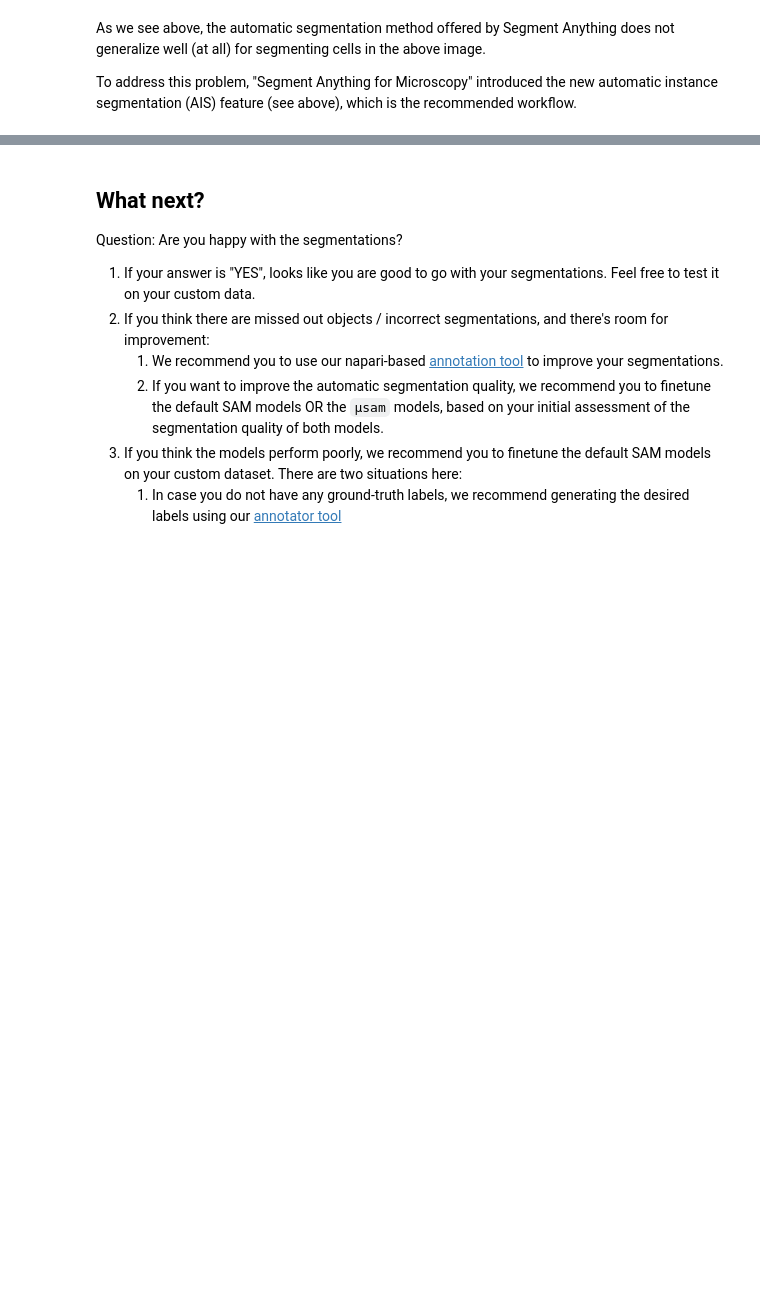
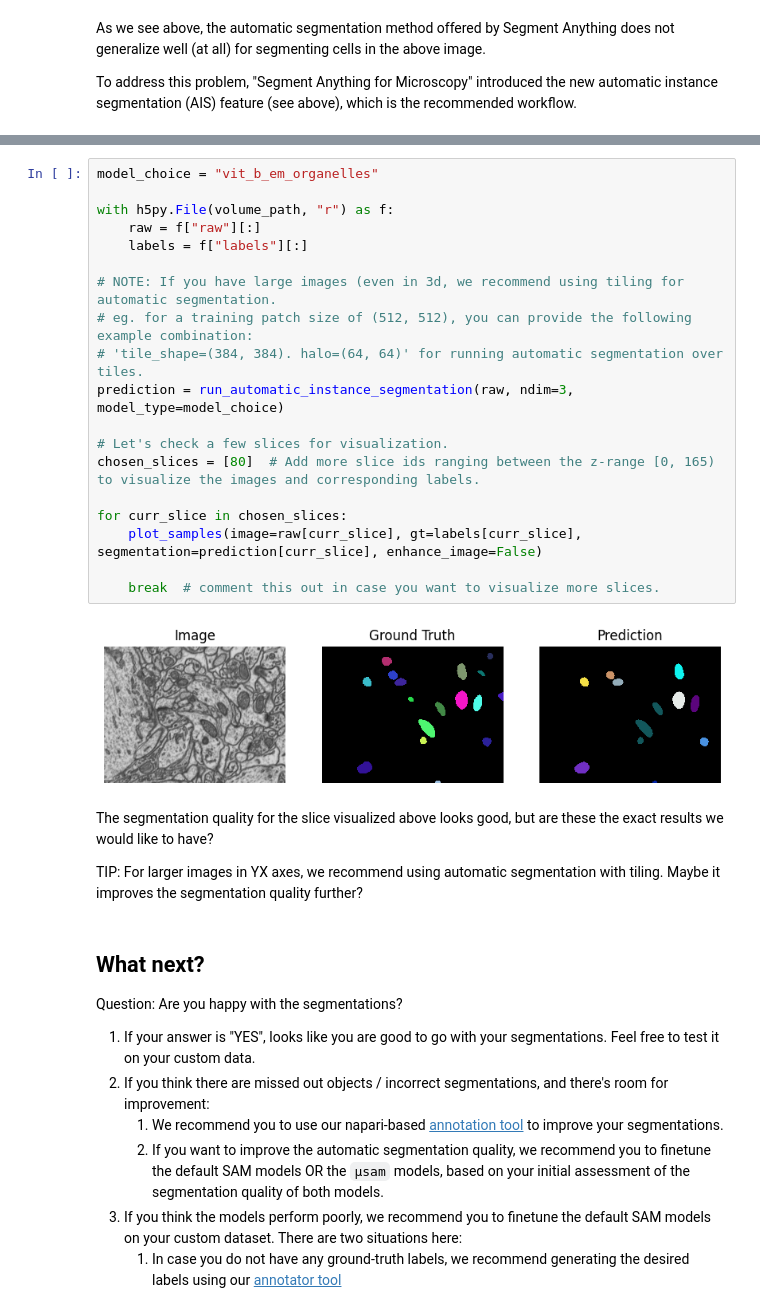
Before and after one commit to computational-cell-analytics/micro-sam, a Jupyter notebook: notebooks/automatic_segmentation.ipynb, the cells around one changed output, grey strips where cells are left out. Drawn from its saved outputs; the diff is of its cells as text; blank space fills up the shorter version.

```diff
--- a/notebooks/automatic_segmentation.ipynb
+++ b/notebooks/automatic_segmentation.ipynb
@@ -305,3 +340,28 @@ To address this problem, "Segment Anything for Microscopy" introduced the new au
+# %%
+model_choice = "vit_b_em_organelles"
+
+with h5py.File(volume_path, "r") as f:
+    raw = f["raw"][:]
+    labels = f["labels"][:]
+
+# NOTE: If you have large images (even in 3d, we recommend using tiling for automatic segmentation.
+# eg. for a training patch size of (512, 512), you can provide the following example combination:
+# 'tile_shape=(384, 384). halo=(64, 64)' for running automatic segmentation over tiles.
+prediction = run_automatic_instance_segmentation(raw, ndim=3, model_type=model_choice)
+
+# Let's check a few slices for visualization.
+chosen_slices = [80]  # Add more slice ids ranging between the z-range [0, 165) to visualize the images and corresponding labels.
+
+for curr_slice in chosen_slices:
+    plot_samples(image=raw[curr_slice], gt=labels[curr_slice], segmentation=prediction[curr_slice], enhance_image=False)
+
+    break  # comment this out in case you want to visualize more slices.
+# %% [output]
+[figure, added]
+# %% [markdown]
+The segmentation quality for the slice visualized above looks good, but are these the exact results we would like to have?
+
+TIP: For larger images in YX axes, we recommend using automatic segmentation with tiling. Maybe it improves the segmentation quality further?
 # %% [markdown]
 ## What next?
 
```
Also changed, not shown: parts of 15 cells of this notebook.
